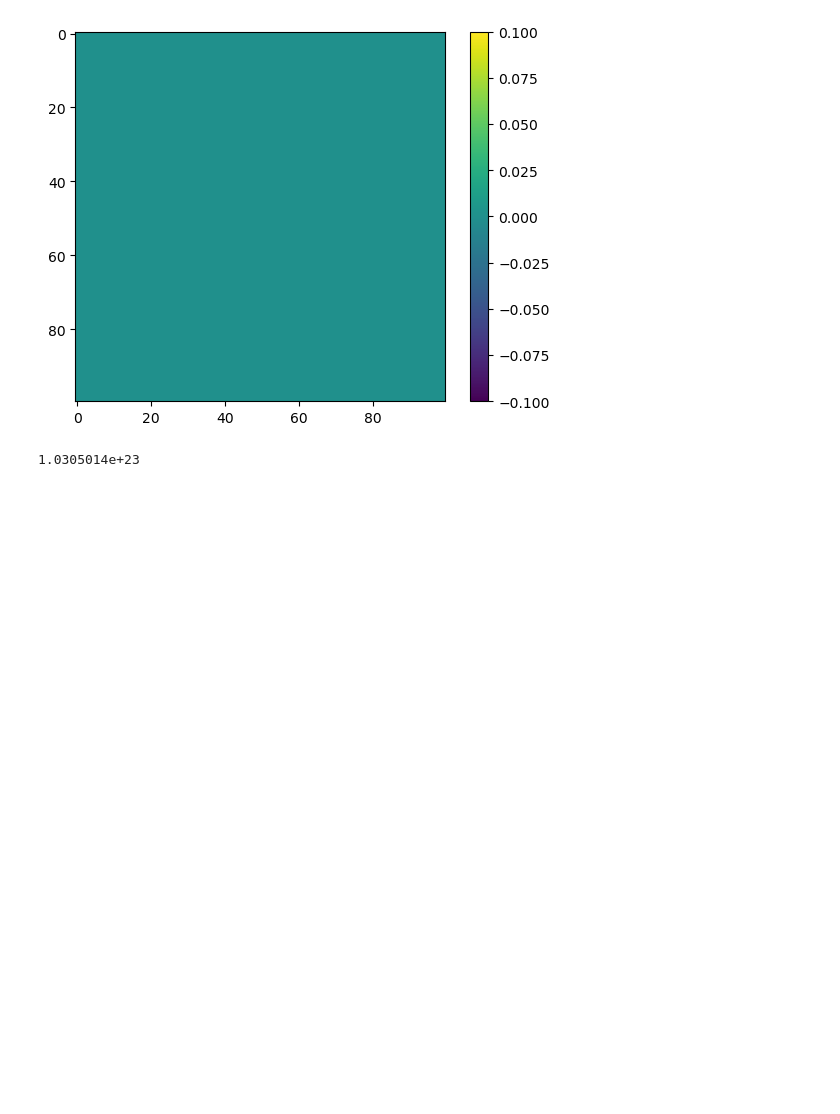
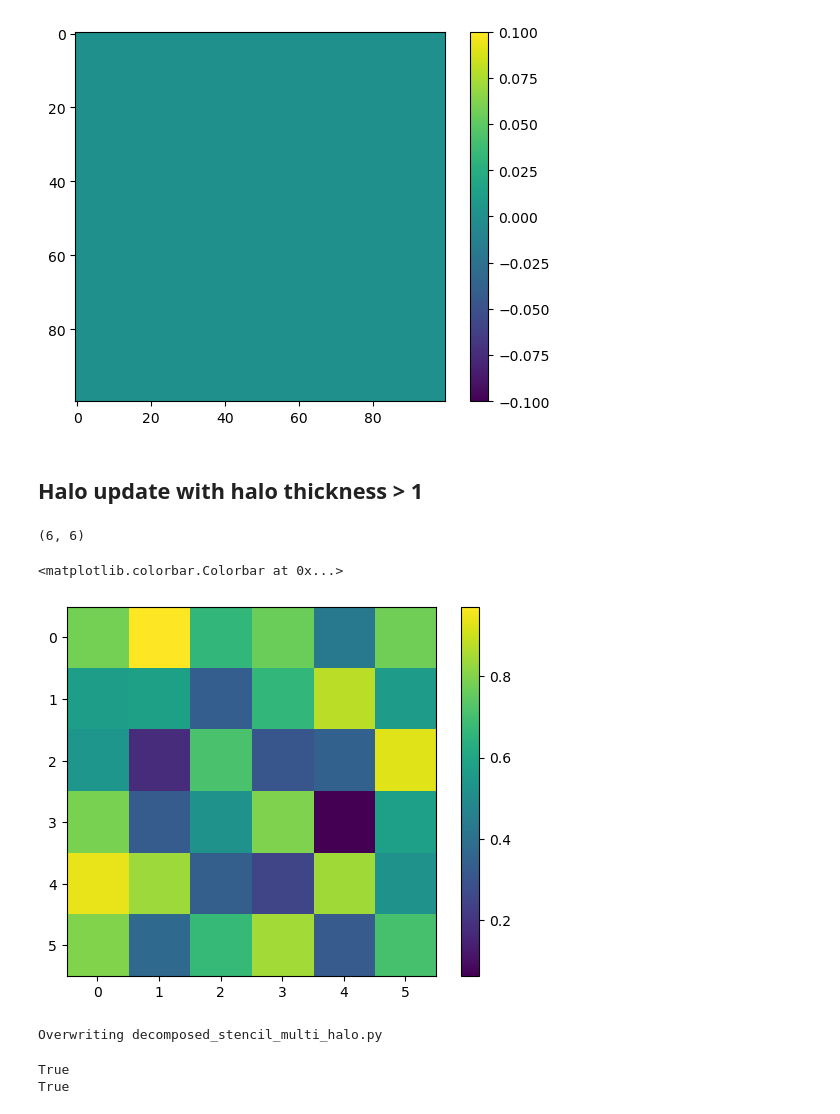
Before and after one commit to shuheng-mo/simultas, a Jupyter notebook: examples/master/decomposed_stencil.ipynb, the cells around one changed output. Saved outputs shown, nothing was run; the diff lists cells and outputs as text; code cells hidden in the pictures; blank space fills up the shorter version.

Commit message:
Multi-halos exchanging

```diff
--- a/examples/master/decomposed_stencil.ipynb
+++ b/examples/master/decomposed_stencil.ipynb
@@ -1553,7 +1546,62 @@ plt.colorbar()
 # %% [output]
 <matplotlib.colorbar.Colorbar at 0x...>
 [figure]
-# %%
-np.sum(np.abs(truth,merged)) # error -> 0
-# %% [output]
-1.0305014e+23
+# %% [markdown]
+## Halo update with halo thickness > 1
+# %%
+mesh = np.array([[0.78261493, 0.97090189, 0.66327036, 0.76848217, 0.42800353,0.77528106],
+                 [0.56767283, 0.57780701, 0.33225302, 0.66295884, 0.87718818,0.56417634],
+                 [0.54046498, 0.17588775, 0.71082921, 0.30586232, 0.34552216,0.92550091],
+                 [0.78670413, 0.32494218, 0.53005155, 0.79372642, 0.0620199,0.57615613],
+                 [0.9406587, 0.83912257, 0.33540851, 0.25028467, 0.84222929,0.52955617],
+                 [0.79936637, 0.374291, 0.6705437, 0.84339835, 0.32246901,0.70702548]])
+
+print(mesh.shape)
+plt.imshow(mesh)
+plt.colorbar()
+# %% [output]
+(6, 6)
+<matplotlib.colorbar.Colorbar at 0x...>
+[figure, added]
+# %%
+%%writefile decomposed_stencil_multi_halo.py
+
+from time import perf_counter
+from pprint import pprint
+import numpy as np
+from halos_exchange import HaloExchange
+
+start = perf_counter()
+h = HaloExchange(structured=True, halo_size=3, tensor_used=False,
+                 double_precision=True, corner_exchanged=True)
+
+mesh = np.array([[0.78261493, 0.97090189, 0.66327036, 0.76848217, 0.42800353,0.77528106],
+                 [0.56767283, 0.57780701, 0.33225302, 0.66295884, 0.87718818,0.56417634],
+                 [0.54046498, 0.17588775, 0.71082921, 0.30586232, 0.34552216,0.92550091],
+                 [0.78670413, 0.32494218, 0.53005155, 0.79372642, 0.0620199,0.57615613],
+                 [0.9406587, 0.83912257, 0.33540851, 0.25028467, 0.84222929,0.52955617],
+                 [0.79936637, 0.374291, 0.6705437, 0.84339835, 0.32246901,0.70702548]])
+# pprint(mesh)
+x, y, sub_domain = h.initialization(mesh,is_periodic=False,is_reordered=False)
+print(sub_domain.shape)
+print(sub_domain)
+
+sub_domain = h.structured_halo_update_2D(sub_domain)
+# print(sub_domain)
+
+np.save('parallel_out/mult_halo_{}'.format(h.rank),sub_domain)
+
+h.clear_cache()
+end = perf_counter()
+print(end - start)
+# %% [output]
+Overwriting decomposed_stencil_multi_halo.py
+# %%
+mult_left = np.load('parallel_out/mult_halo_0.npy')[3:-3,3:-3]
+mult_right = np.load('parallel_out/mult_halo_1.npy')[3:-3,3:-3]
+
+print(np.allclose(mult_left, mesh[:,0:3]))
+print(np.allclose(mult_right, mesh[:,-3:]))
+# %% [output]
+True
+True
```
Also changed, not shown: parts of 7 cells of this notebook, 28 other files.
